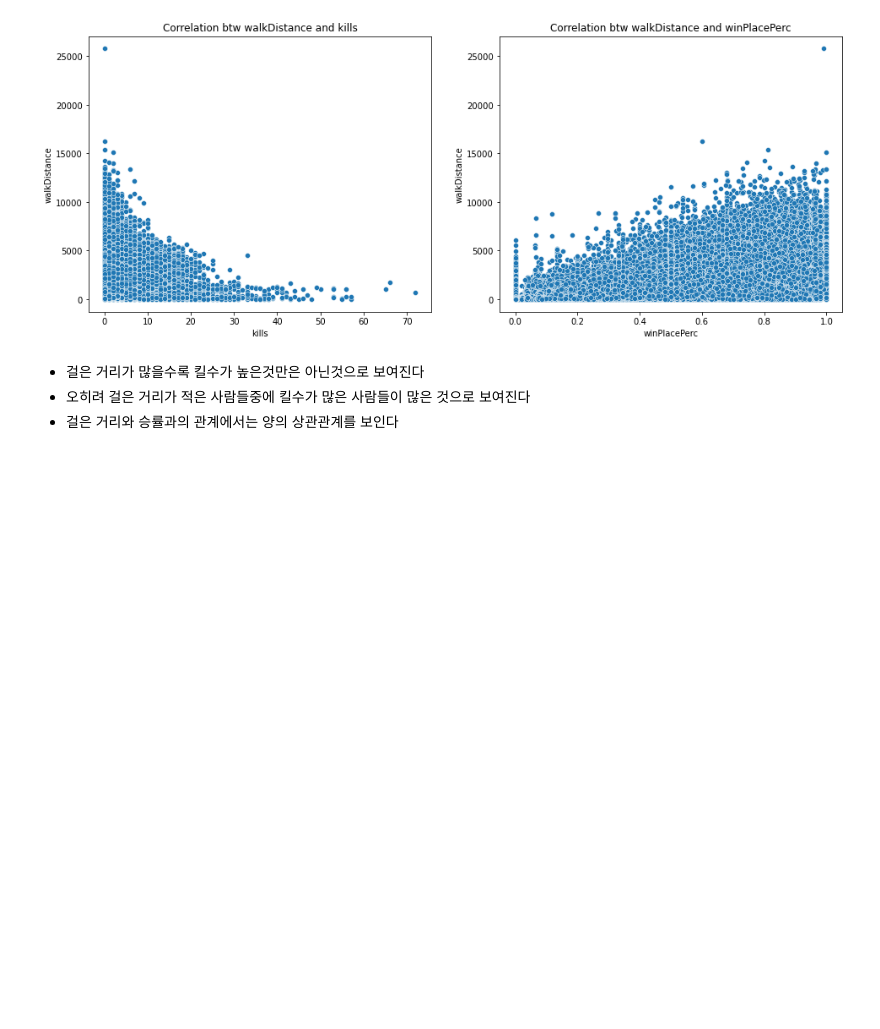
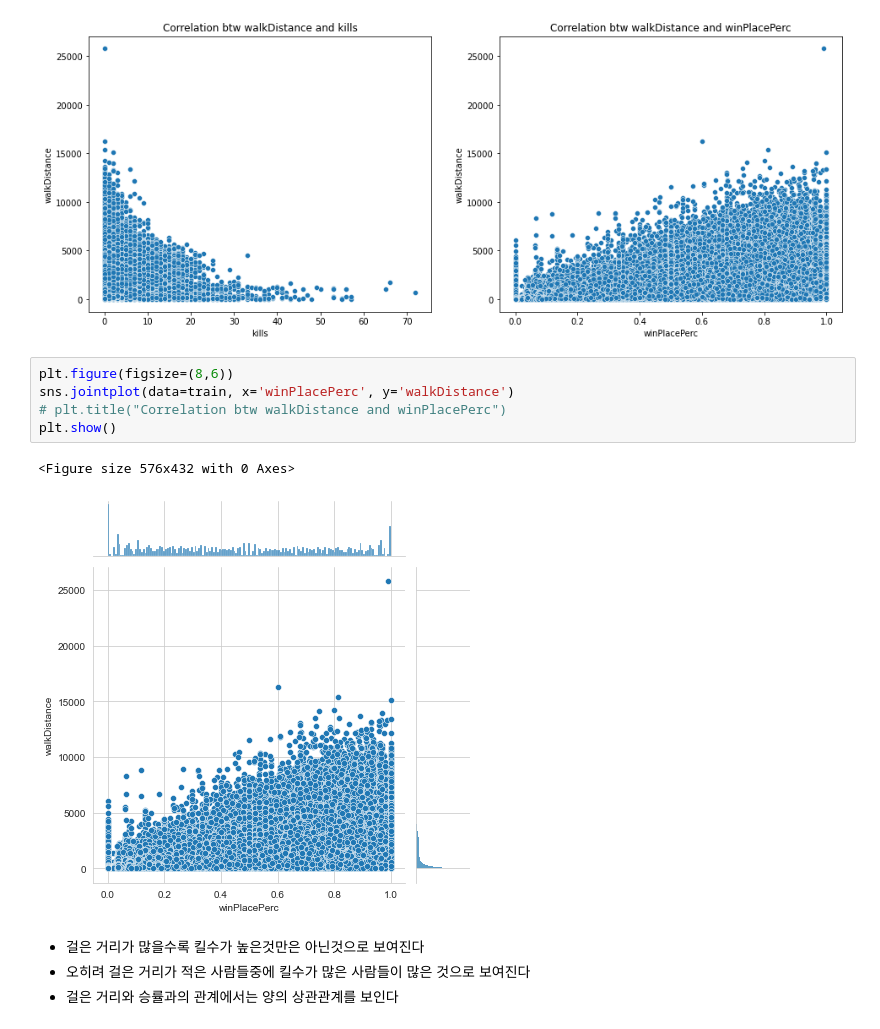
Before and after one commit to Modelling-project/pubg_modelling, a Jupyter notebook: PUBG_EDA_Final.ipynb, the cells around one changed output. Drawn from its saved outputs; the diff is of its cells as text; blank space fills up the shorter version.

```diff
--- a/PUBG_EDA_Final.ipynb
+++ b/PUBG_EDA_Final.ipynb
@@ -1045,6 +1047,14 @@ plt.title("Correlation btw walkDistance and winPlacePerc")
 plt.show()
 # %% [output]
 [figure]
+# %%
+plt.figure(figsize=(8,6))
+sns.jointplot(data=train, x='winPlacePerc', y='walkDistance')
+# plt.title("Correlation btw walkDistance and winPlacePerc")
+plt.show()
+# %% [output]
+<Figure size 576x432 with 0 Axes>
+[figure, added]
 # %% [markdown]
 - 걸은 거리가 많을수록 킬수가 높은것만은 아닌것으로 보여진다
 - 오히려 걸은 거리가 적은 사람들중에 킬수가 많은 사람들이 많은 것으로 보여진다
```
Also changed, not shown: parts of 20 cells of this notebook.
